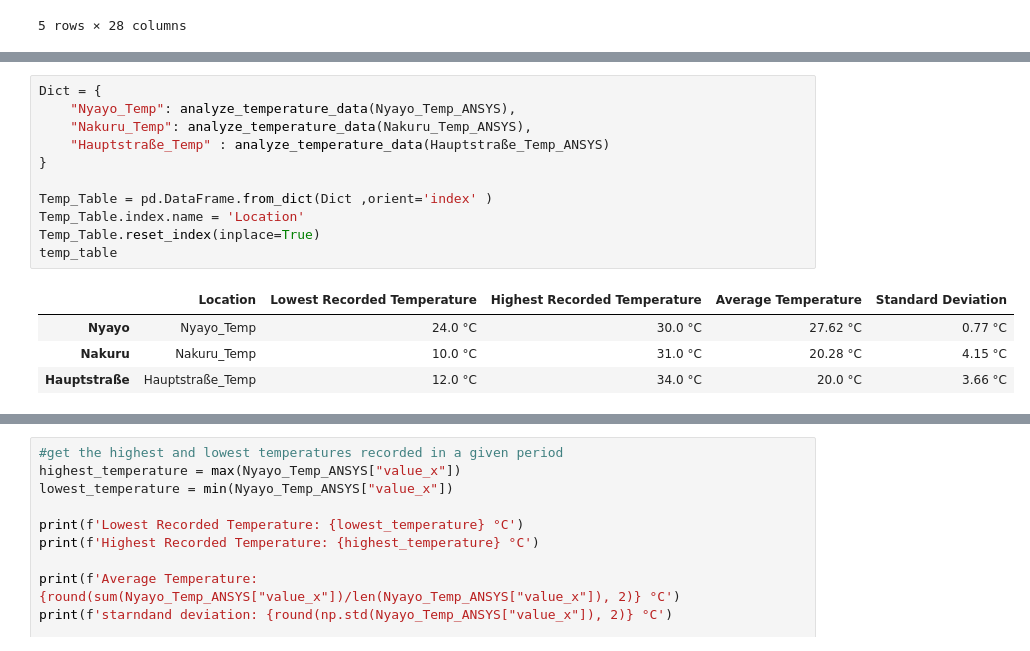
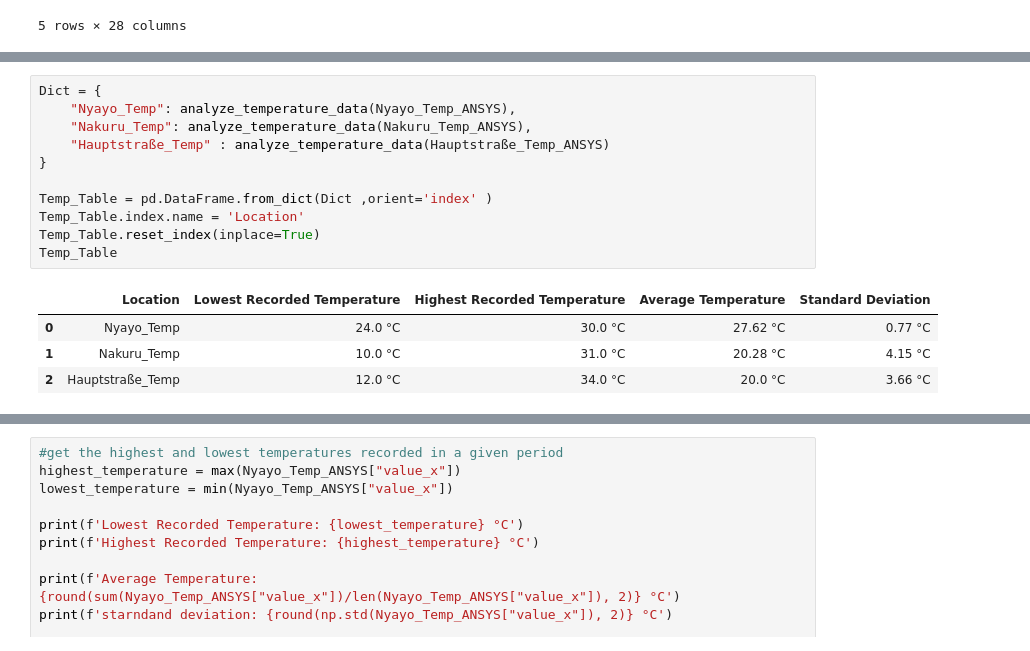
Before and after one commit to speedy-insect/Dataset-W, a Jupyter notebook: Py file/Aly.ipynb, the cells around one changed output, grey strips where cells are left out. Cells and saved outputs as stored; diff of their text form.

```diff
--- a/Py file/Aly.ipynb
+++ b/Py file/Aly.ipynb
@@ -187,18 +179,18 @@ Standard Deviation: 3.66 °C
 # %%
 Dict = {
     "Nyayo_Temp": analyze_temperature_data(Nyayo_Temp_ANSYS),
     "Nakuru_Temp": analyze_temperature_data(Nakuru_Temp_ANSYS),
     "Hauptstraße_Temp" : analyze_temperature_data(Hauptstraße_Temp_ANSYS)
 }
 
 Temp_Table = pd.DataFrame.from_dict(Dict ,orient='index' )
 Temp_Table.index.name = 'Location'
 Temp_Table.reset_index(inplace=True)
-temp_table
+Temp_Table
 # %% [output]
 |  | Location | Lowest Recorded Temperature | Highest Recorded Temperature | Average Temperature | Standard Deviation |
-| Nyayo | Nyayo_Temp | 24.0 °C | 30.0 °C | 27.62 °C | 0.77 °C |
-| Nakuru | Nakuru_Temp | 10.0 °C | 31.0 °C | 20.28 °C | 4.15 °C |
-| Hauptstraße | Hauptstraße_Temp | 12.0 °C | 34.0 °C | 20.0 °C | 3.66 °C |
+| 0 | Nyayo_Temp | 24.0 °C | 30.0 °C | 27.62 °C | 0.77 °C |
+| 1 | Nakuru_Temp | 10.0 °C | 31.0 °C | 20.28 °C | 4.15 °C |
+| 2 | Hauptstraße_Temp | 12.0 °C | 34.0 °C | 20.0 °C | 3.66 °C |
 # %%
 
```
Also changed, not shown: parts of 2 cells of this notebook, 1 other file.
